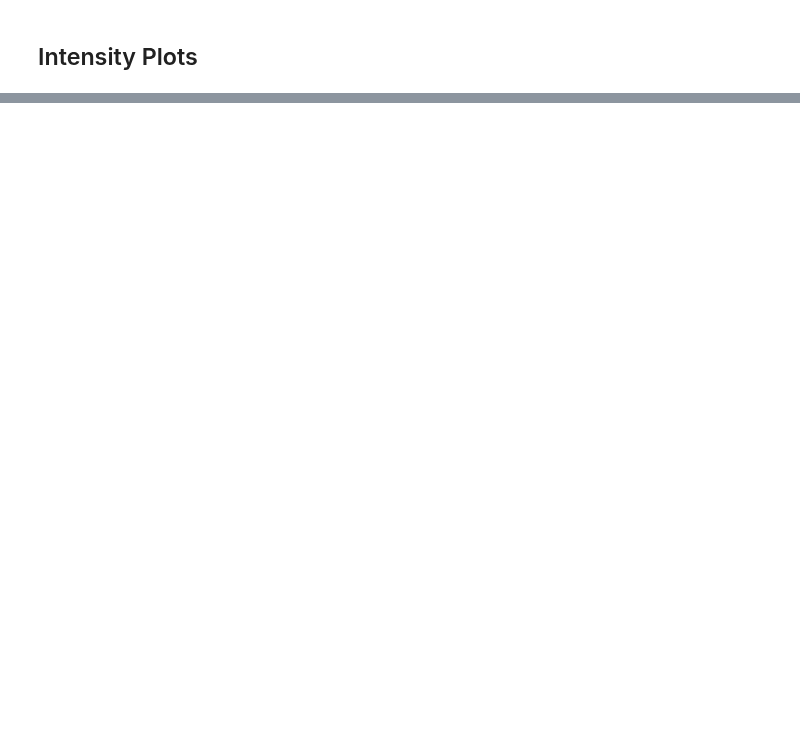
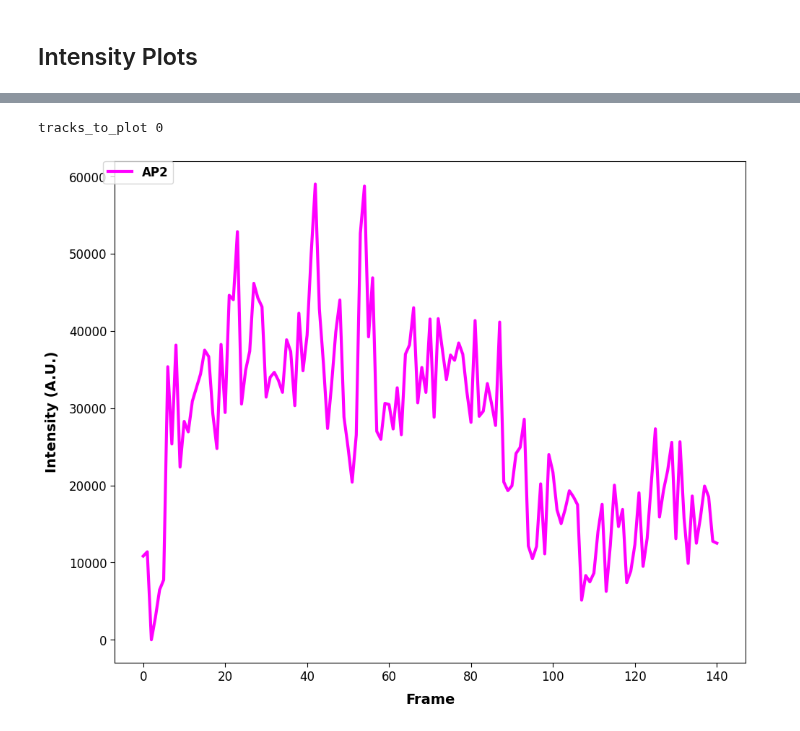
Before and after one commit to MatsulabUW/LLSM-CME-ANALYSIS, a Jupyter notebook: Final/Jupyter_Notebooks/matlab_interface/segmented_endocytosis_plots.ipynb, the cells around one changed output, grey strips where cells are left out. Saved outputs shown, nothing was run; the diff lists cells and outputs as text; code cells hidden in the pictures; blank space fills up the shorter version.

```diff
--- a/Final/Jupyter_Notebooks/matlab_interface/segmented_endocytosis_plots.ipynb
+++ b/Final/Jupyter_Notebooks/matlab_interface/segmented_endocytosis_plots.ipynb
@@ -589,0 +667,16 @@ intensity_region_plot(lumenoid_intensity,True,True,'channel2')
+# %%
+value_to_plot = 'voxel_sum_adjusted'
+channel3_name = 'AP2'
+channel2_name = 'Dynamin2'
+channel1_name = 'ArpC3'
+
+# set 'normalized = False' to plot raw intensities
+input_directory_all_tracks_full = os.path.join(base_dir, input_file_directory) + 'datasets/track_df_cleaned_final_full.pkl'
+track_df = pd.read_pickle(input_directory_all_tracks_full)
+intensity_time_plot_onetrack(dataframe = track_df, tracks_to_plot = 0,
+intensity_to_plot = [f'c3_{value_to_plot}'], track_id_col_name = 'track_id',
+frame_col_name = 'frame', channels_to_plot = 1, legend_values = [channel3_name],
+line_colors = ['magenta'], graph_title = f'{value_to_plot}', normalized=False, save_plot = False)
+# %% [output]
+tracks_to_plot 0
+[figure, added]
```
Also changed, not shown: parts of 12 cells of this notebook.
